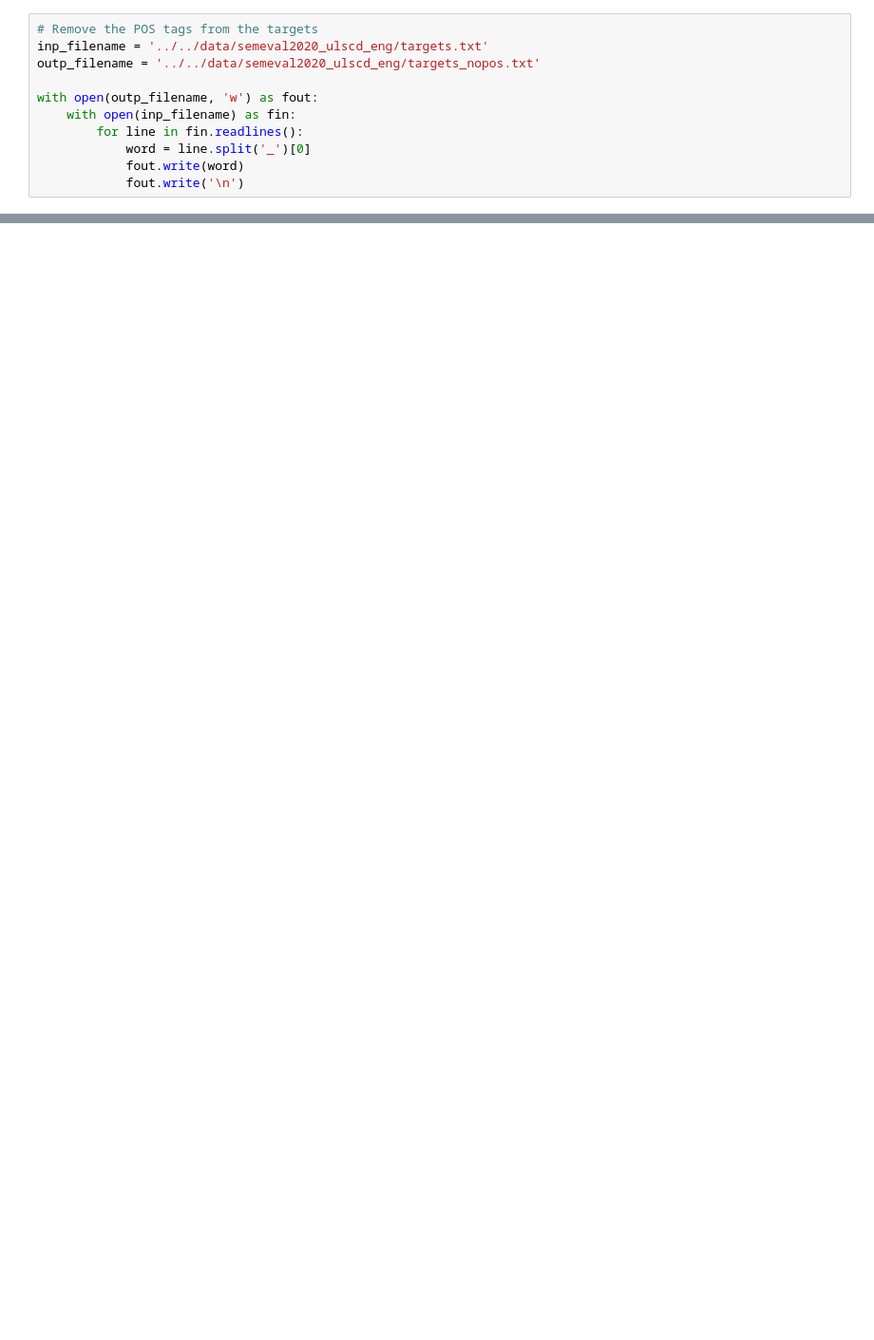
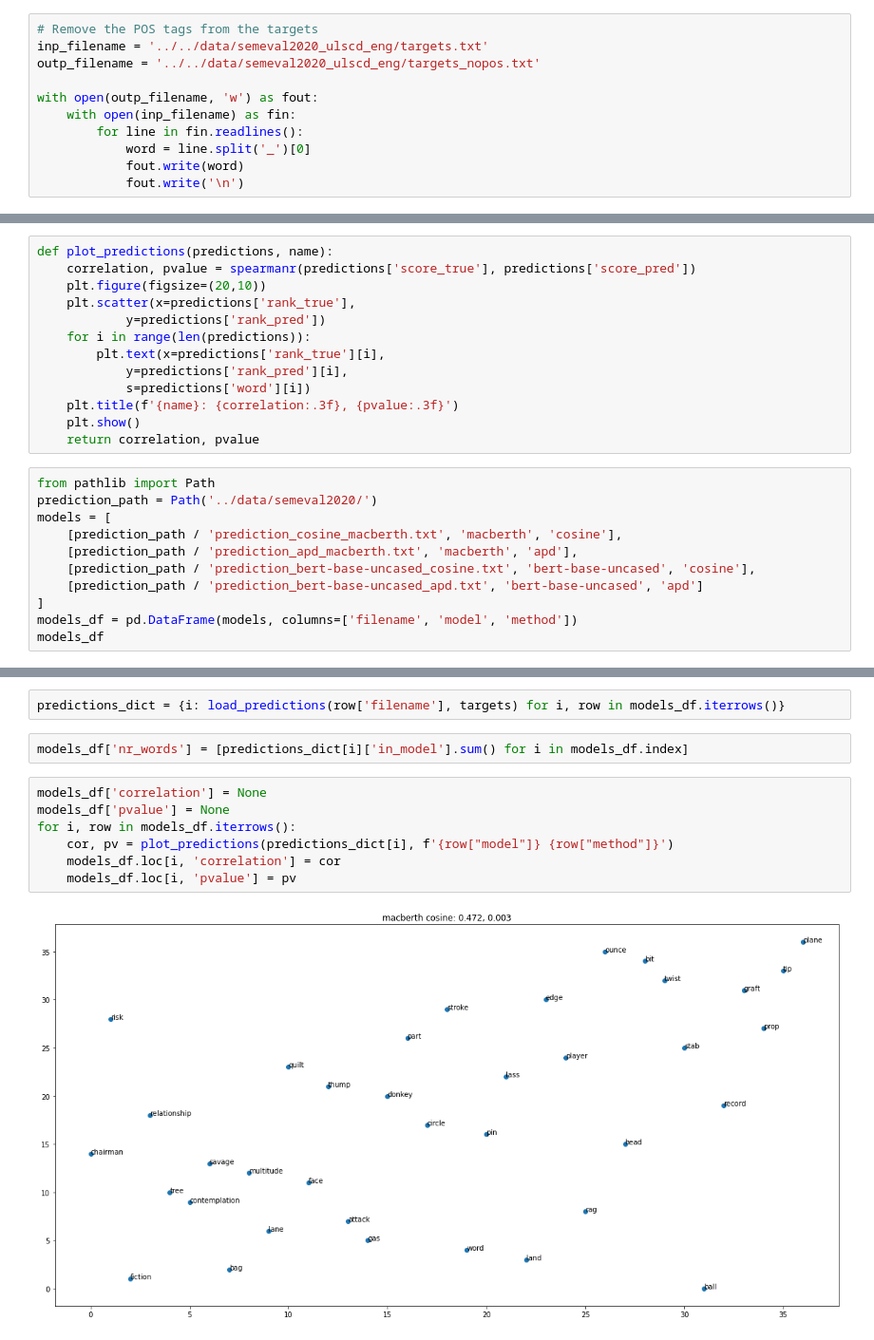
Before and after one commit to Semantics-of-Sustainability/DiachronicLanguageModels, a Jupyter notebook: notebooks/SemEval2020.ipynb, the cells around one changed output, grey strips where cells are left out. Shown: that part at 95% size. Saved outputs shown, nothing was run; the diff lists cells and outputs as text; blank space fills up the shorter version.

Commit message:
Update notebook on semeval2020

```diff
--- a/notebooks/SemEval2020.ipynb
+++ b/notebooks/SemEval2020.ipynb
@@ -59,0 +84,24 @@ nr of sentences: 948
+# %%
+def plot_predictions(predictions, name):
+    correlation, pvalue = spearmanr(predictions['score_true'], predictions['score_pred'])
+    plt.figure(figsize=(20,10))
+    plt.scatter(x=predictions['rank_true'],
+            y=predictions['rank_pred'])
+    for i in range(len(predictions)):
+        plt.text(x=predictions['rank_true'][i],
+            y=predictions['rank_pred'][i],
+            s=predictions['word'][i])
+    plt.title(f'{name}: {correlation:.3f}, {pvalue:.3f}')
+    plt.show()
+    return correlation, pvalue
+# %%
+from pathlib import Path
+prediction_path = Path('../data/semeval2020/')
+models = [
+    [prediction_path / 'prediction_cosine_macberth.txt', 'macberth', 'cosine'],
+    [prediction_path / 'prediction_apd_macberth.txt', 'macberth', 'apd'],
+    [prediction_path / 'prediction_bert-base-uncased_cosine.txt', 'bert-base-uncased', 'cosine'],
+    [prediction_path / 'prediction_bert-base-uncased_apd.txt', 'bert-base-uncased', 'apd']
+]
+models_df = pd.DataFrame(models, columns=['filename', 'model', 'method'])
+models_df
@@ -59,0 +114,13 @@ nr of sentences: 948
+# %%
+predictions_dict = {i: load_predictions(row['filename'], targets) for i, row in models_df.iterrows()}
+# %%
+models_df['nr_words'] = [predictions_dict[i]['in_model'].sum() for i in models_df.index]
+# %%
+models_df['correlation'] = None
+models_df['pvalue'] = None
+for i, row in models_df.iterrows():
+    cor, pv = plot_predictions(predictions_dict[i], f'{row["model"]} {row["method"]}')
+    models_df.loc[i, 'correlation'] = cor
+    models_df.loc[i, 'pvalue'] = pv
+# %% [output]
+[figure, added]
```
Also changed, not shown: parts of 17 cells of this notebook.
